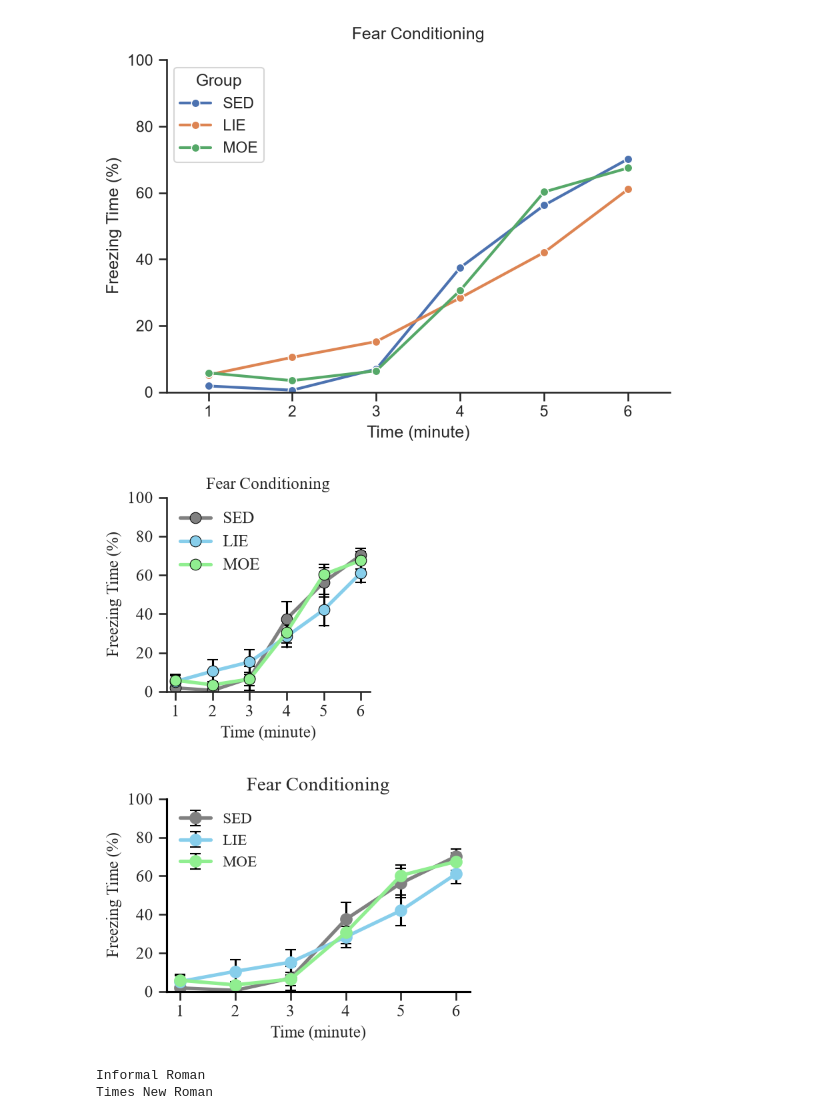
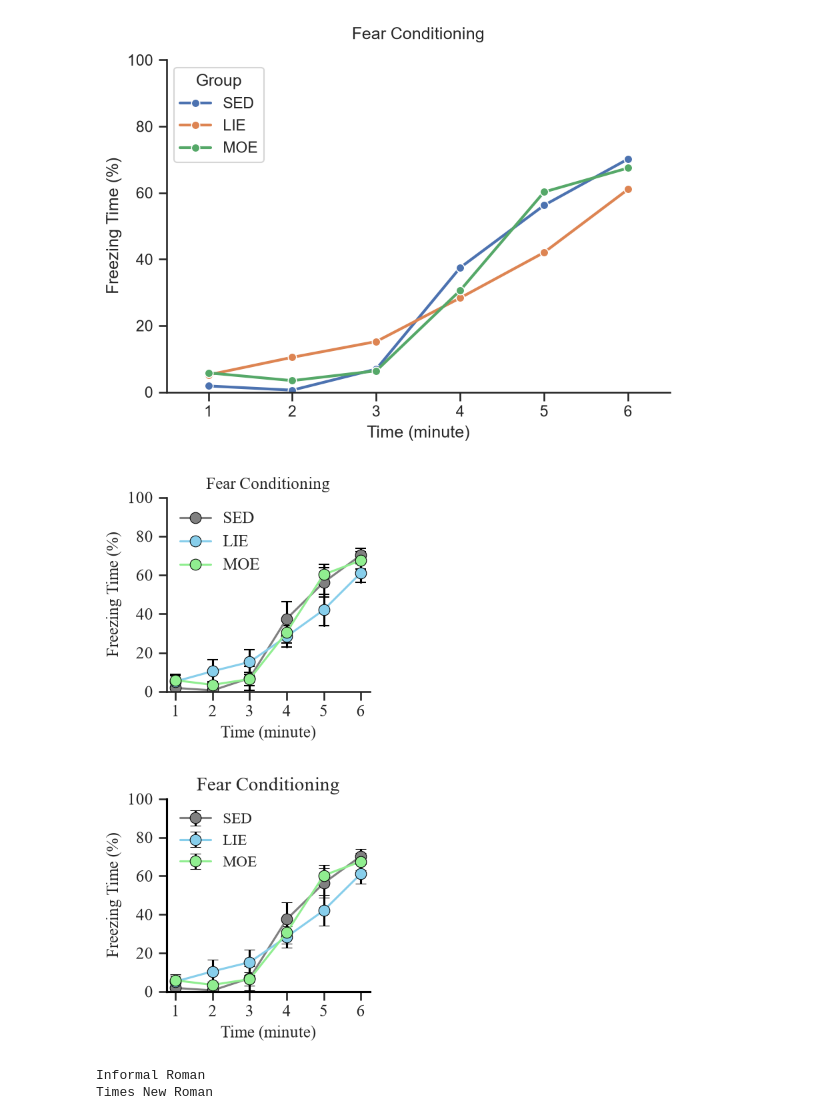
Before and after one commit to RyoShimoda/Python_MSSE_analysis, a Jupyter notebook: scripts/python_test.ipynb, the cells around one changed output. Cells and saved outputs as stored; diff of their text form; code cells hidden in the pictures.

Commit message:
matplotlib側のFear Conditoningのグラフを作成。

```diff
--- a/scripts/python_test.ipynb
+++ b/scripts/python_test.ipynb
@@ -210,7 +210,7 @@ sns.set_theme(style="ticks")
 
 fig, ax = plt.subplots(figsize=(3, 3))
 
-sns.lineplot(
+PlotFC_sns =sns.lineplot(
     data=dataFC,
     x="Time",
     y="Freezing",
@@ -221,7 +221,7 @@ sns.lineplot(
     errorbar="se",
     marker="o",
     markersize=8,
-    linewidth=2.5,
+    linewidth=1.5,
     err_style="bars",
     err_kws={
         "ecolor": "black",
@@ -267,12 +267,17 @@ plt.savefig(save_dir / "FearConditioning_seaborn.png", dpi=300, bbox_inches="tig
 
 plt.show()
 # %% [output]
-[figure, old version]
+[figure, new version]
 # %%
 # Matplotlibでその場計算しながら描画
+from pathlib import Path
 import matplotlib.pyplot as plt
 import numpy as np
 import pandas as pd
+
+# 保存するディレクトリを作成
+save_dir = Path(r"C:\Users\sryoh\Documents\Python_MSSE_analysis\Results\Plots")
+save_dir.mkdir(parents=True, exist_ok=True)
 
 plt.rcParams["font.family"] = "Times New Roman"
 
@@ -283,7 +288,7 @@ palette = {
     "MOE": "lightgreen",
 }
 
-fig, ax = plt.subplots(figsize=(4, 3))
+fig, ax = plt.subplots(figsize=(3, 3))
 
 for group in group_order:
     df = dataFC[dataFC["Group"] == group]
@@ -294,7 +299,7 @@ for group in group_order:
     )
     summary["se"] = summary["std"] / np.sqrt(summary["n"])
 
-    ax.errorbar(
+    PlotFC_mat = ax.errorbar(
         summary["Time"],
         summary["mean"],
         yerr=summary["se"],
@@ -304,42 +309,48 @@ for group in group_order:
         elinewidth=1.5,
         capsize=4,
         markersize=8,
-        linewidth=2.5,
-        label=group
+        linewidth=1.5,
+        label=group,
+        markeredgecolor="black",
+        markeredgewidth=0.5
     )
 
 # グリッドなし
 ax.grid(False)
 
 # 上と右の枠線を消し、左右の軸線だけ黒にする
 ax.spines["top"].set_visible(False)
 ax.spines["right"].set_visible(False)
 ax.spines["left"].set_color("black")
 ax.spines["bottom"].set_color("black")
 ax.spines["left"].set_linewidth(1.5)
 ax.spines["bottom"].set_linewidth(1.5)
 
 # 軸範囲
 ax.set_ylim(0, 100)
 ax.set_yticks([0, 20, 40, 60, 80, 100])
 # ax.set_xlim(1, 6)
 ax.set_xticks([1, 2, 3, 4, 5, 6])
 
 ax.set_title("Fear Conditioning", fontsize=14)
 ax.set_xlabel("Time (minute)", fontsize=12)
 ax.set_ylabel("Freezing Time (%)", fontsize=12)
 
 # 目盛り
 ax.tick_params(axis="both", labelsize=12)
 
 # 凡例: 左上、枠なし、タイトルなし
 ax.legend(title=None, loc="upper left", frameon=False)
 
 plt.tight_layout()
-sns.despine()
+
+# 保存
+output_path = save_dir / "FearConditioning_matplotlib.png"
+plt.savefig(output_path, dpi=300, bbox_inches="tight")
+
 plt.show()
 # %% [output]
-[figure, old version]
+[figure, new version]
 # %%
 import matplotlib.font_manager as fm
 
```
